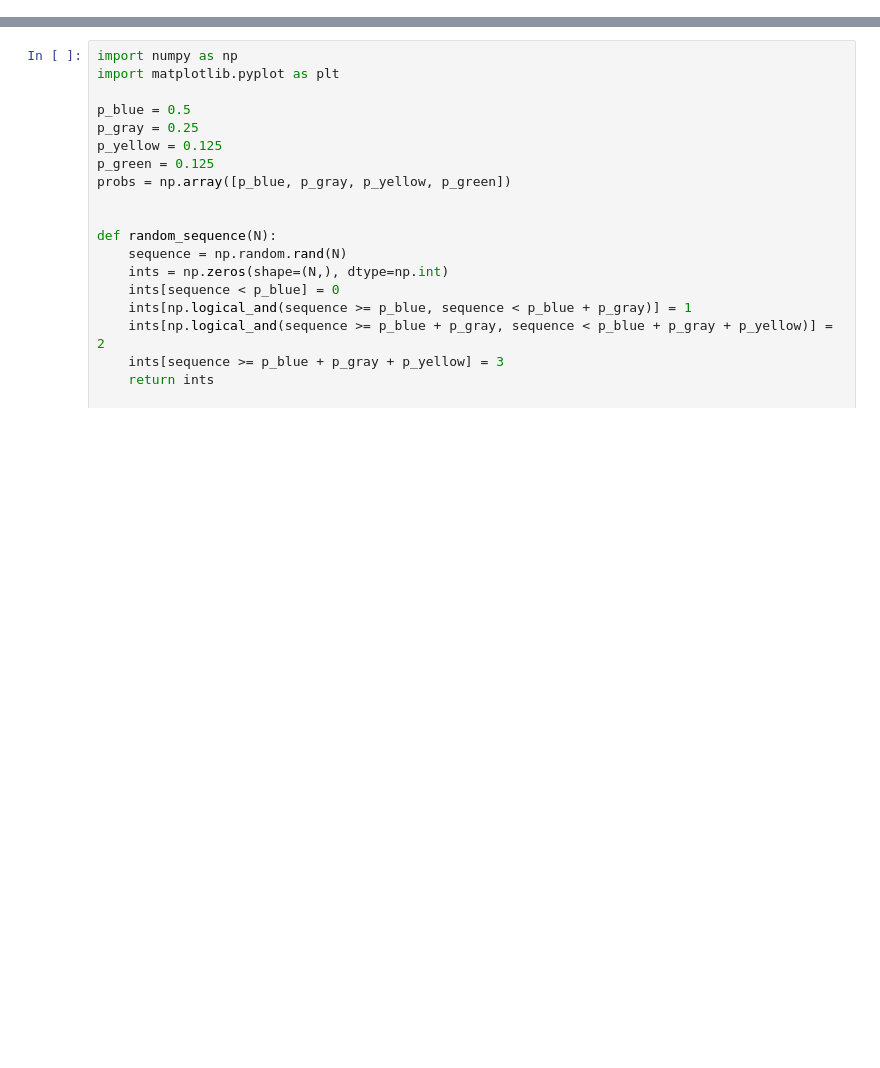
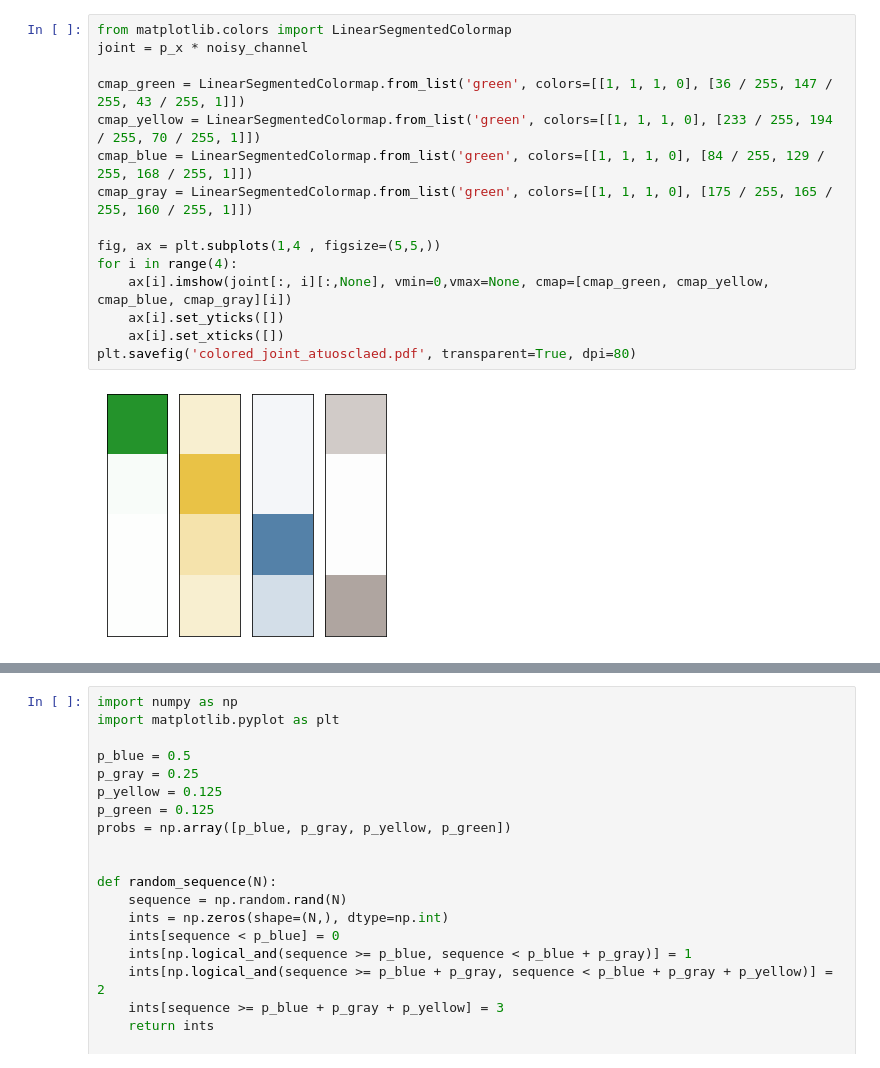
Before and after one commit to henrypinkard/VisualInformationTheory, a Jupyter notebook: Info_theory_basics.ipynb, the cells around one changed output, grey strips where cells are left out. Cells and saved outputs as stored; diff of their text form; blank space fills up the shorter version.

```diff
--- a/Info_theory_basics.ipynb
+++ b/Info_theory_basics.ipynb
@@ -22,0 +107,17 @@ plt.rc('figure', titlesize=BIGGER_SIZE)  # fontsize of the figure title
+# %%
+from matplotlib.colors import LinearSegmentedColormap
+joint = p_x * noisy_channel
+
+cmap_green = LinearSegmentedColormap.from_list('green', colors=[[1, 1, 1, 0], [36 / 255, 147 / 255, 43 / 255, 1]])
+cmap_yellow = LinearSegmentedColormap.from_list('green', colors=[[1, 1, 1, 0], [233 / 255, 194 / 255, 70 / 255, 1]])
+cmap_blue = LinearSegmentedColormap.from_list('green', colors=[[1, 1, 1, 0], [84 / 255, 129 / 255, 168 / 255, 1]])
+cmap_gray = LinearSegmentedColormap.from_list('green', colors=[[1, 1, 1, 0], [175 / 255, 165 / 255, 160 / 255, 1]])
+
+fig, ax = plt.subplots(1,4 , figsize=(5,5,))
+for i in range(4):
+    ax[i].imshow(joint[:, i][:,None], vmin=0,vmax=None, cmap=[cmap_green, cmap_yellow, cmap_blue, cmap_gray][i])
+    ax[i].set_yticks([])
+    ax[i].set_xticks([])
+plt.savefig('colored_joint_atuosclaed.pdf', transparent=True, dpi=80)
+# %% [output]
+[figure, added]
```
Also changed, not shown: parts of 14 cells of this notebook.
